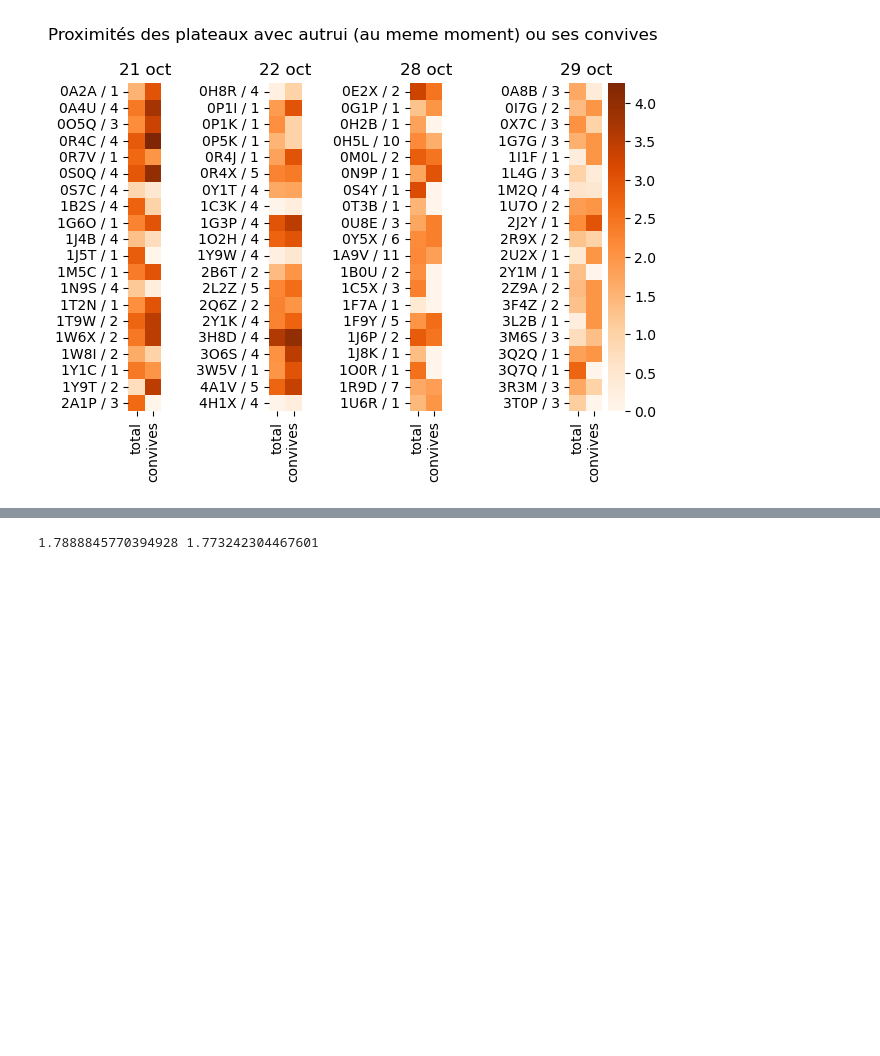
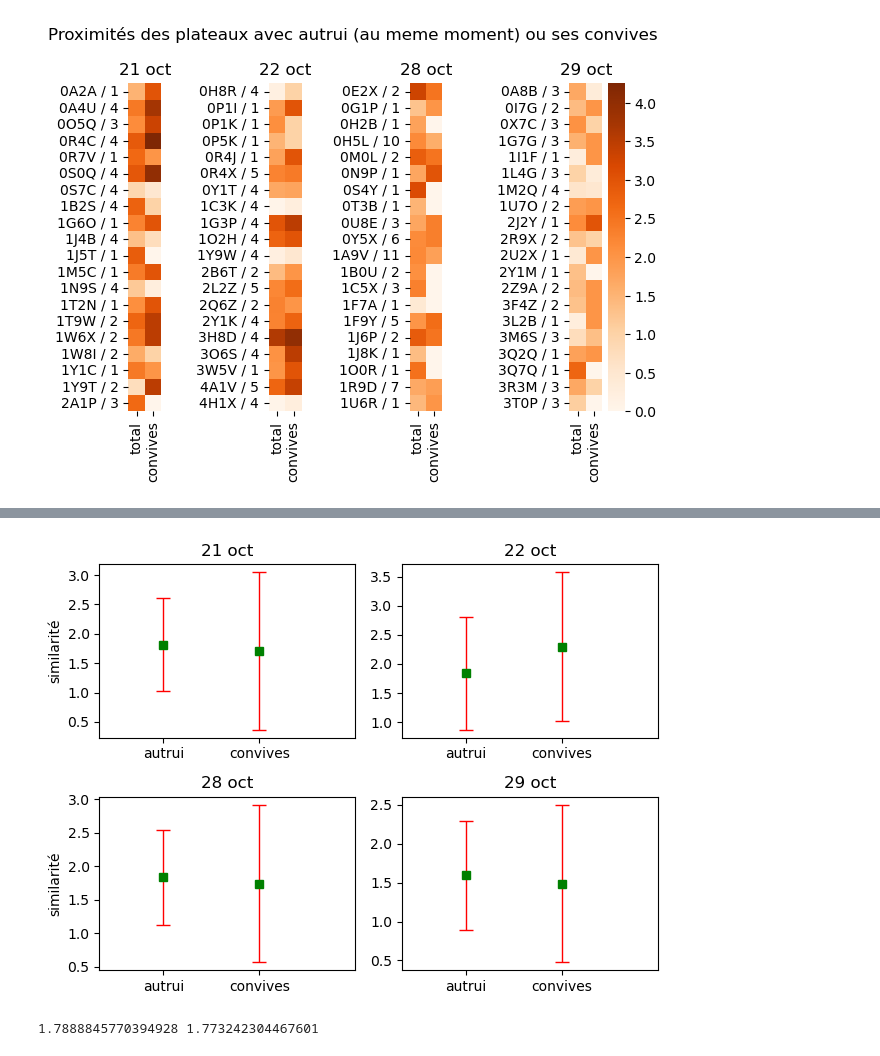
Before and after one commit to hippolyte456/Projet_MIChoCo, a Jupyter notebook: analyse/correlation_hélène.ipynb, the cells around one changed output, grey strips where cells are left out. Saved outputs shown, nothing was run; the diff lists cells and outputs as text; code cells hidden in the pictures; blank space fills up the shorter version.

```diff
--- a/analyse/correlation_hélène.ipynb
+++ b/analyse/correlation_hélène.ipynb
@@ -536,3 +706,83 @@ plt.tight_layout()
 # %% [output]
 4.25
 [figure]
+# %%
+mean_tot_21 = corrh_oct_21['corr_tot'].mean()
+mean_convives_21 = corrh_oct_21['corr_convives'].mean(skipna = True)
+se_tot_21 = corrh_oct_21['corr_tot'].std()
+se_convives_21 = corrh_oct_21['corr_convives'].std()
+
+mean_tot_22 = corrh_oct_22['corr_tot'].mean()
+mean_convives_22 = corrh_oct_22['corr_convives'].mean(skipna = True)
+se_tot_22 = corrh_oct_22['corr_tot'].std()
+se_convives_22 = corrh_oct_22['corr_convives'].std()
+
+mean_tot_28 = corrh_oct_28['corr_tot'].mean()
+mean_convives_28 = corrh_oct_28['corr_convives'].mean(skipna = True)
+se_tot_28 = corrh_oct_28['corr_tot'].std()
+se_convives_28 = corrh_oct_28['corr_convives'].std()
+
+mean_tot_29 = corrh_oct_29['corr_tot'].mean()
+mean_convives_29 = corrh_oct_29['corr_convives'].mean(skipna = True)
+se_tot_29 = corrh_oct_29['corr_tot'].std()
+se_convives_29 = corrh_oct_29['corr_convives'].std()
+
+means = [mean_tot_21 , mean_convives_21, mean_tot_22 , mean_convives_22, mean_tot_28 , mean_convives_28, mean_tot_29 , mean_convives_29]
+se = [se_tot_21, se_convives_21, se_tot_22, se_convives_22,se_tot_28, se_convives_28,se_tot_29, se_convives_29]
+
+print('nombre de personnes avec lesquelles on calcule le produit scalaire : ')
+print(len(corrh_oct_21['corr_tot']), len(corrh_oct_22['corr_tot']), len(corrh_oct_28['corr_tot']), len(corrh_oct_29['corr_tot']))
+
+print('moyenne des produits scalaires avec autrui')
+means_autrui = [round(mean_tot_21, ndigits =2), round(mean_tot_22, ndigits =2), round(mean_tot_28, ndigits =2), round(mean_tot_29, ndigits =2)]
+print(means_autrui)
+
+se_autrui = [se_convives_21, se_convives_22, se_convives_28, se_convives_29]
+print('moyenne des produits scalaires avec les convives')
+print(round(mean_convives_21, ndigits =2), round(mean_convives_22, ndigits =2), round(mean_convives_28, ndigits =2), round(mean_convives_29, ndigits =2))
+
+fig = plt.figure()
+
+plt.subplot(221)
+means = [mean_tot_21 , mean_convives_21]
+se = [se_tot_21, se_convives_21]
+X = [0.5, 1.25]
+plt.xlim(0,2)
+plt.ylabel('similarité')
+plt.errorbar(X, means , yerr = se, color = 'g',fmt= 's', ecolor = 'red', capthick = 1, elinewidth = 1, capsize = 5)
+plt.xticks(X, ['autrui', 'convives'])
+plt.title('21 oct')
+
+
+plt.subplot(222)
+means = [mean_tot_22 , mean_convives_22]
+se = [se_tot_22, se_convives_22]
+X = [0.5, 1.25]
+plt.xlim(0,2)
+plt.errorbar(X, means , yerr = se, color = 'g', fmt='s', ecolor = 'red', capthick = 1, elinewidth = 1, capsize = 5)
+plt.xticks(X, ['autrui', 'convives'])
+plt.title('22 oct')
+
+plt.subplot(223)
+means = [mean_tot_28 , mean_convives_28]
+se = [se_tot_28, se_convives_28]
+X = [0.5, 1.25]
+plt.xlim(0,2)
+plt.ylabel('similarité')
+plt.errorbar(X, means , yerr = se, color = 'g',fmt='s', ecolor = 'red', capthick = 1, elinewidth = 1, capsize = 5)
+plt.xticks(X, ['autrui', 'convives'])
+plt.title('28 oct')
+
+plt.subplot(224)
+means = [mean_tot_29 , mean_convives_29]
+se = [se_tot_29, se_convives_29]
+X = [0.5, 1.25]
+plt.xlim(0,2)
+plt.errorbar(X, means , yerr = se,color = 'g', fmt='s', ecolor = 'red', capthick = 1, elinewidth = 1, capsize = 5)
+plt.xticks(X, ['autrui', 'convives'])
+plt.title('29 oct')
+plt.tight_layout()
+plt.show()
+
+fig.savefig('figures/stats_similarites_horodaté')
+# %% [output]
@@ -539,3 +795,4 @@ plt.tight_layout()
+[figure, added]
 # %%
 mean_tot_h = corrh['corr_tot'].mean(skipna = True)
 mean_convives = corrh['corr_convives'].mean(skipna = True)
```
Also changed, not shown: parts of 14 cells of this notebook, 10 other files.
